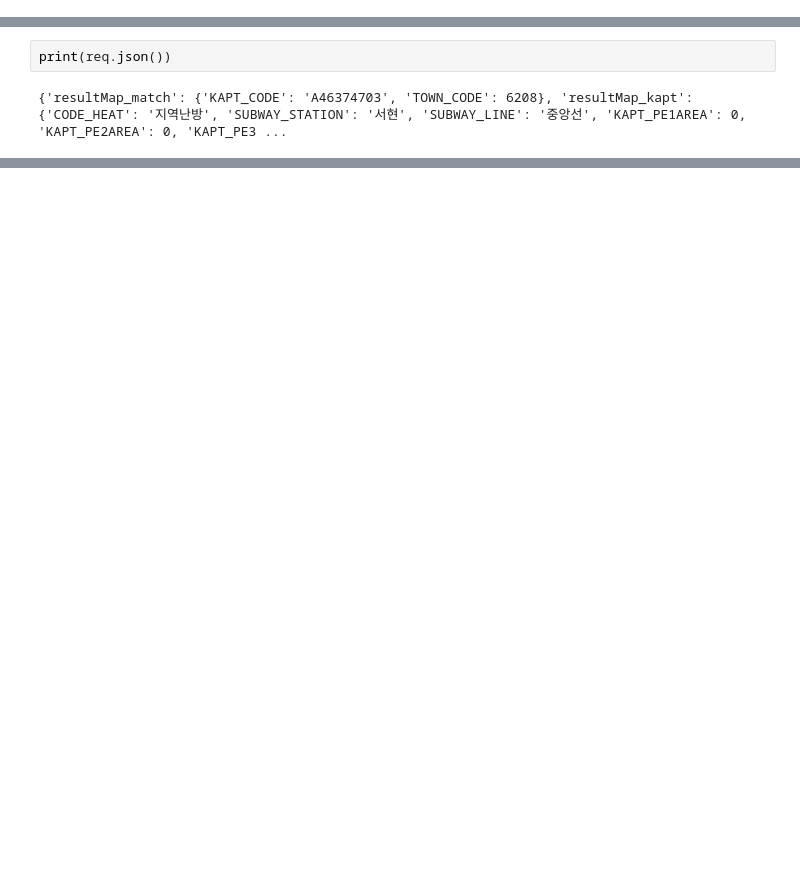
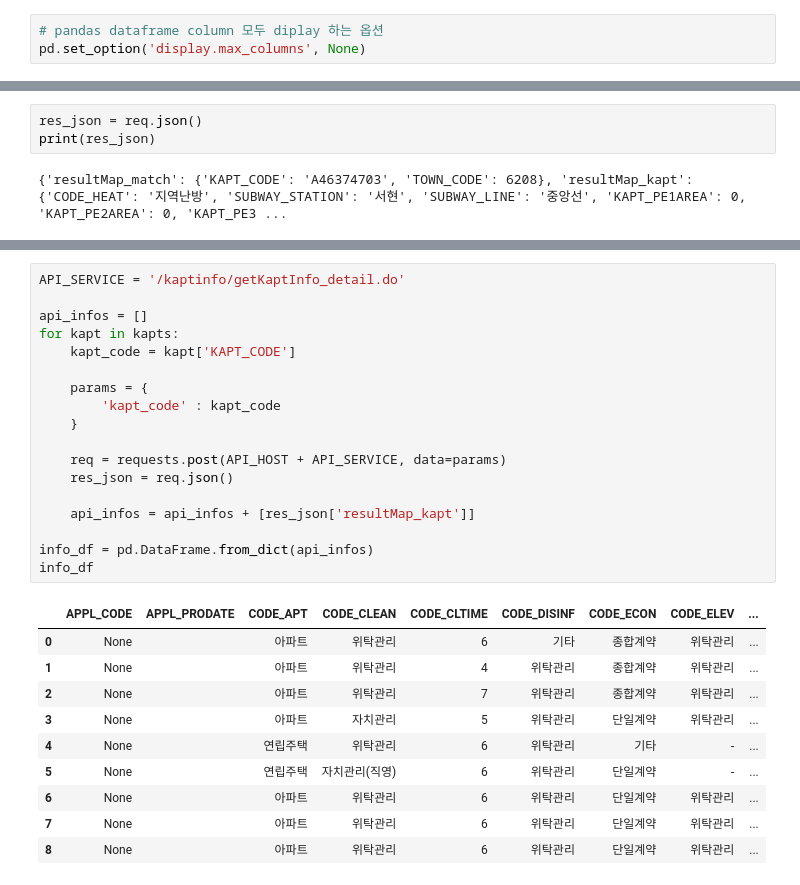
Before and after one commit to helloyeops/tcl-property, a Jupyter notebook: getKaptInfo.ipynb, the cells around one changed output, grey strips where cells are left out. Cells and saved outputs as stored; diff of their text form; blank space fills up the shorter version.

```diff
--- a/getKaptInfo.ipynb
+++ b/getKaptInfo.ipynb
@@ -3,4 +7,7 @@ import requests
 import json
 import pandas as pd
 import datetime
+# %%
+# pandas dataframe column 모두 diplay 하는 옵션
+pd.set_option('display.max_columns', None)
 # %%
@@ -90,6 +96,7 @@ print(req.url)
 # %% [output]
 http://www.k-apt.go.kr/kaptinfo/getKaptInfo_detail.do
 # %%
-print(req.json())
+res_json = req.json()
+print(res_json)
 # %% [output]
 {'resultMap_match': {'KAPT_CODE': 'A46374703', 'TOWN_CODE': 6208}, 'resultMap_kapt': {'CODE_HEAT': '지역난방', 'SUBWAY_STATION': '서현', 'SUBWAY_LINE': '중앙선', 'KAPT_PE1AREA': 0, 'KAPT_PE2AREA': 0, 'KAPT_PE3 ...
@@ -95,0 +130,29 @@ print(req.json())
+# %%
+API_SERVICE = '/kaptinfo/getKaptInfo_detail.do'
+
+api_infos = []
+for kapt in kapts:
+    kapt_code = kapt['KAPT_CODE']
+
+    params = {
+        'kapt_code' : kapt_code
+    }
+
+    req = requests.post(API_HOST + API_SERVICE, data=params)
+    res_json = req.json()
+
+    api_infos = api_infos + [res_json['resultMap_kapt']]
+
+info_df = pd.DataFrame.from_dict(api_infos)
+info_df
+# %% [output]
+|  | APPL_CODE | APPL_PRODATE | CODE_APT | CODE_CLEAN | CODE_CLTIME | CODE_DISINF | CODE_ECON | CODE_ELEV | ... |
+| 0 | None |  | 아파트 | 위탁관리 | 6 | 기타 | 종합계약 | 위탁관리 | ... |
+| 1 | None |  | 아파트 | 위탁관리 | 4 | 위탁관리 | 종합계약 | 위탁관리 | ... |
+| 2 | None |  | 아파트 | 위탁관리 | 7 | 위탁관리 | 종합계약 | 위탁관리 | ... |
+| 3 | None |  | 아파트 | 자치관리 | 5 | 위탁관리 | 단일계약 | 위탁관리 | ... |
+| 4 | None |  | 연립주택 | 위탁관리 | 6 | 위탁관리 | 기타 | - | ... |
+| 5 | None |  | 연립주택 | 자치관리(직영) | 6 | 위탁관리 | 단일계약 | - | ... |
+| 6 | None |  | 아파트 | 위탁관리 | 6 | 위탁관리 | 단일계약 | 위탁관리 | ... |
+| 7 | None |  | 아파트 | 위탁관리 | 6 | 위탁관리 | 단일계약 | 위탁관리 | ... |
+| 8 | None |  | 아파트 | 위탁관리 | 6 | 위탁관리 | 단일계약 | 위탁관리 | ... |
```
Also changed, not shown: parts of 7 cells of this notebook, 3 other files.
